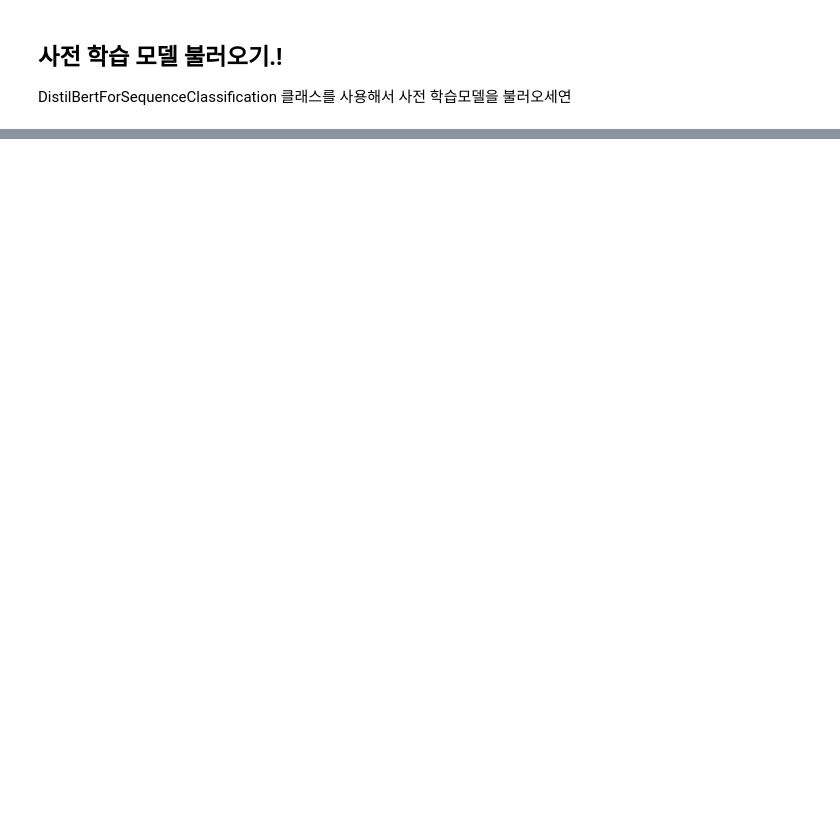
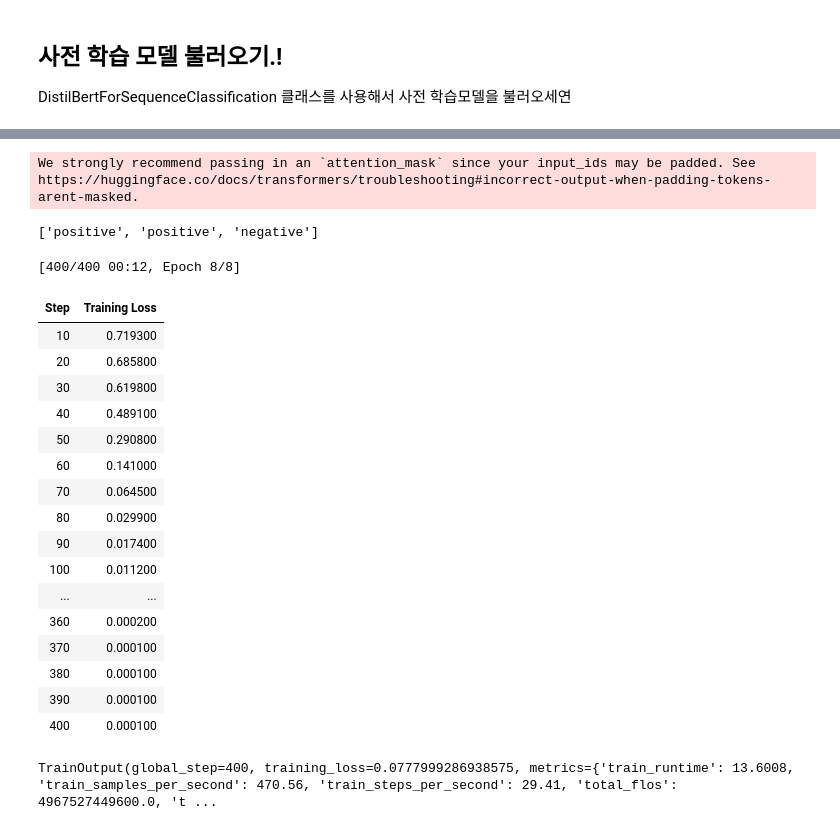
Before and after one commit to JaeHyunL/colab_try, a Jupyter notebook: IMDB_dataset.ipynb, the cells around one changed output, grey strips where cells are left out. Cells and saved outputs as stored; diff of their text form; code cells hidden in the pictures; blank space fills up the shorter version.

```diff
--- a/IMDB_dataset.ipynb
+++ b/IMDB_dataset.ipynb
@@ -220,0 +246,15 @@ No module named 'torch._custom_ops'
+# %%
+from transformers import TrainingArguments
+
+training_args = TrainingArguments(
+    output_dir = './results',
+    num_train_epochs=8,
+    per_device_train_batch_size=16,
+    per_device_eval_batch_size=64,
+    warmup_steps=500,
+    weight_decay=0.01,
+    logging_dir='./logs',
+    logging_steps=10
+)
+
+training_args
@@ -220,0 +279,8 @@ No module named 'torch._custom_ops'
+# %%
+import torch
+
+device = torch.device('cuda' if torch.cuda.is_available() else 'cpu')
+print(device)
+model = model.to(device)
+
+model
@@ -220,0 +314,52 @@ No module named 'torch._custom_ops'
+# %%
+# 파인튜닝 이전 세 입력 문장 극성 판별
+# 토크 나이징.
+input_tokens = tokenizer(["I feel fantastic", "My life is going something wrong",
+                          "I have not figured out what the chosen title has to do with the move."],
+                          truncation=True,
+                          padding=True)
+
+# 입력 문장 토크나이징 결과(input_tokens)에 담긴 input_ids를 모델에 투입
+# 그리고 모델 출력 결과를 GPU로 전송하며 값은 변수 outputs에 저장
+outputs = model(torch.tensor(input_tokens['input_ids']).to(device))
+
+# Result 딕셔너리
+label_dict = {0: 'positive', 1: 'negative'}
+
+# outputs 변수에 담긴 logits 값을 행 단위, 즉 입력 문장 단위로 가장 큰 값의 위치(인덱스) 추출
+# 껼과값(인덱스)을 CPU로 넘기고 넘파이 타입으로 변경 후, 인덱스에 매칭되는 레이블 출격
+
+print([label_dict[i] for i in torch.argmax(outputs['logits'], axis=1).cpu().numpy()])
+# %% [output]
+We strongly recommend passing in an `attention_mask` since your input_ids may be padded. See https://huggingface.co/docs/transformers/troubleshooting#incorrect-output-when-padding-tokens-arent-masked.
+['positive', 'positive', 'negative']
+# %%
+from transformers import Trainer
+trainer = Trainer(
+    model = model,
+    args = training_args,
+    train_dataset = train_dataset,
+    eval_dataset = val_dataset
+)
+
+trainer.train()
+# %% [output]
+[400/400 00:12, Epoch 8/8]
+| Step | Training Loss |
+| 10 | 0.719300 |
+| 20 | 0.685800 |
+| 30 | 0.619800 |
+| 40 | 0.489100 |
+| 50 | 0.290800 |
+| 60 | 0.141000 |
+| 70 | 0.064500 |
+| 80 | 0.029900 |
+| 90 | 0.017400 |
+| 100 | 0.011200 |
+| ... | ... |
+| 360 | 0.000200 |
+| 370 | 0.000100 |
+| 380 | 0.000100 |
+| 390 | 0.000100 |
+| 400 | 0.000100 |
+TrainOutput(global_step=400, training_loss=0.0777999286938575, metrics={'train_runtime': 13.6008, 'train_samples_per_second': 470.56, 'train_steps_per_second': 29.41, 'total_flos': 4967527449600.0, 't ...
```
Also changed, not shown: parts of 19 cells of this notebook.
